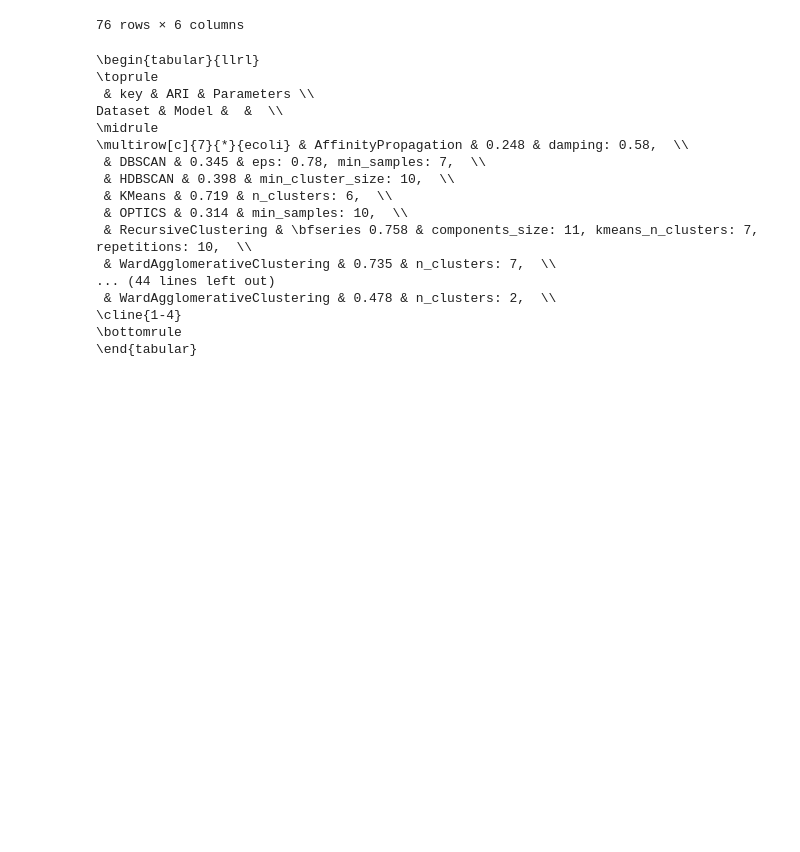
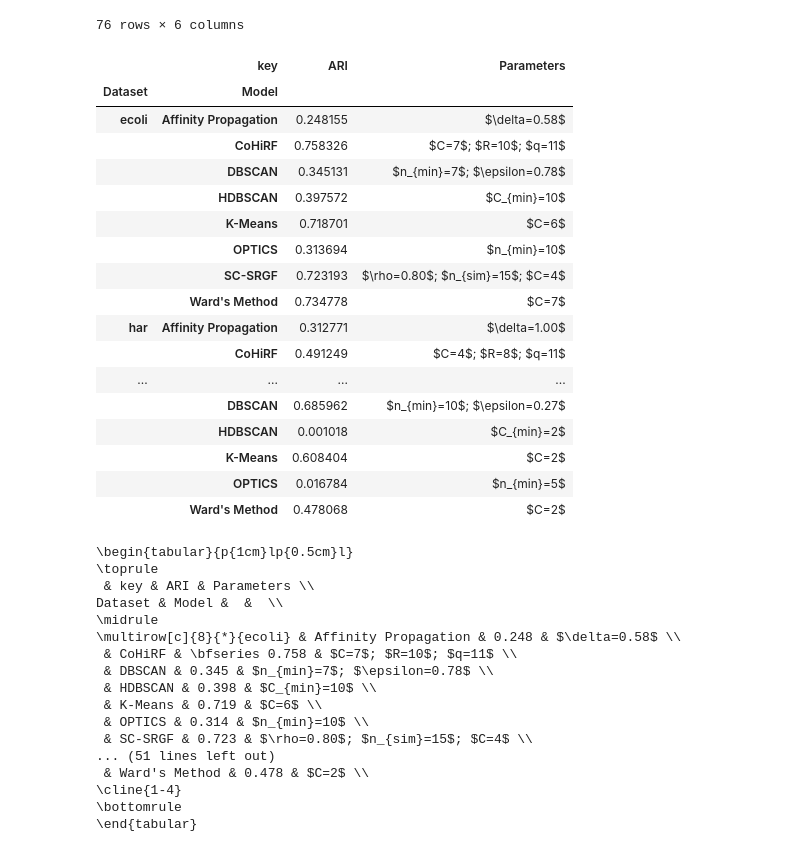
Before and after one commit to BrunoBelucci/cohirf, a Jupyter notebook: results/analyze_runs_openml.ipynb, the cells around one changed output. Cells and saved outputs as stored; diff of their text form; code cells hidden in the pictures; blank space fills up the shorter version.

```diff
--- a/results/analyze_runs_openml.ipynb
+++ b/results/analyze_runs_openml.ipynb
@@ -497,25 +560,67 @@ df = df.loc[df['dataset_id'].isin(datasets_ids)]
 df = df.loc[df['model_nickname'].isin(models_nicknames)]
 df['Parameters'] = df.apply(get_parameters_string, axis=1)
 df = df[['model_nickname', 'dataset_name', 'best_adjusted_rand', 'Parameters']]
+models_names = {
+    'RecursiveClustering': 'CoHiRF',
+    'KMeans': 'K-Means',
+    'HDBSCAN': 'HDBSCAN',
+    'DBSCAN': 'DBSCAN',
+    'AffinityPropagation': 'Affinity Propagation',
+    'OPTICS': 'OPTICS',
+    'SpectralSubspaceRandomization': 'SC-SRGF',
+    'WardAgglomerativeClustering': "Ward's Method",
+}
+parameters = {
+    'RecursiveClustering': ['components_size', 'repetitions', 'kmeans_n_clusters'],
+    'KMeans': ['n_clusters'],
+    'HDBSCAN': ['min_cluster_size'],
+    'DBSCAN': ['eps', 'min_samples'],
+    'AffinityPropagation': ['damping'],
+    'OPTICS': ['min_samples'],
+    'SpectralSubspaceRandomization': ['n_similarities', 'sampling_ratio', 'sc_n_clusters'],
+    'WardAgglomerativeClustering': ['n_clusters'],
+}
+df = df.replace({'model_nickname': models_names})
 df = df.rename(columns={'best_adjusted_rand': 'ARI', 'model_nickname': 'Model', 'dataset_name': 'Dataset'})
 df = df.groupby(['Dataset', 'Model']).agg({'ARI': 'mean', 'Parameters': 'first'})
+# %%
+df
+# %% [output]
+|  | key | ARI | Parameters |
+| Dataset | Model |  |  |
+| ecoli | Affinity Propagation | 0.248155 | $\delta=0.58$ |
+|  | CoHiRF | 0.758326 | $C=7$; $R=10$; $q=11$ |
+|  | DBSCAN | 0.345131 | $n_{min}=7$; $\epsilon=0.78$ |
+|  | HDBSCAN | 0.397572 | $C_{min}=10$ |
+|  | K-Means | 0.718701 | $C=6$ |
+|  | OPTICS | 0.313694 | $n_{min}=10$ |
+|  | SC-SRGF | 0.723193 | $\rho=0.80$; $n_{sim}=15$; $C=4$ |
+|  | Ward's Method | 0.734778 | $C=7$ |
+| har | Affinity Propagation | 0.312771 | $\delta=1.00$ |
+|  | CoHiRF | 0.491249 | $C=4$; $R=8$; $q=11$ |
+| ... | ... | ... | ... |
+|  | DBSCAN | 0.685962 | $n_{min}=10$; $\epsilon=0.27$ |
+|  | HDBSCAN | 0.001018 | $C_{min}=2$ |
+|  | K-Means | 0.608404 | $C=2$ |
+|  | OPTICS | 0.016784 | $n_{min}=5$ |
+|  | Ward's Method | 0.478068 | $C=2$ |
 # %%
-print(df.style.apply(highlight_max, subset='ARI', axis=None).format(precision=3, na_rep='No Run').to_latex(hrules=True, clines='skip-last;data', convert_css=True))
+print(df.style.apply(highlight_max, subset='ARI', axis=None).format(precision=3, na_rep='No Run').to_latex(hrules=True, clines='skip-last;data', convert_css=True, column_format='p{1cm}lp{0.5cm}l'))
 # %% [output]
-\begin{tabular}{llrl}
+\begin{tabular}{p{1cm}lp{0.5cm}l}
 \toprule
  & key & ARI & Parameters \\
 Dataset & Model &  &  \\
 \midrule
-\multirow[c]{7}{*}{ecoli} & AffinityPropagation & 0.248 & damping: 0.58,  \\
- & DBSCAN & 0.345 & eps: 0.78, min_samples: 7,  \\
- & HDBSCAN & 0.398 & min_cluster_size: 10,  \\
- & KMeans & 0.719 & n_clusters: 6,  \\
- & OPTICS & 0.314 & min_samples: 10,  \\
- & RecursiveClustering & \bfseries 0.758 & components_size: 11, kmeans_n_clusters: 7, repetitions: 10,  \\
- & WardAgglomerativeClustering & 0.735 & n_clusters: 7,  \\
-... (44 lines left out)
- & WardAgglomerativeClustering & 0.478 & n_clusters: 2,  \\
+\multirow[c]{8}{*}{ecoli} & Affinity Propagation & 0.248 & $\delta=0.58$ \\
+ & CoHiRF & \bfseries 0.758 & $C=7$; $R=10$; $q=11$ \\
+ & DBSCAN & 0.345 & $n_{min}=7$; $\epsilon=0.78$ \\
+ & HDBSCAN & 0.398 & $C_{min}=10$ \\
+ & K-Means & 0.719 & $C=6$ \\
+ & OPTICS & 0.314 & $n_{min}=10$ \\
+ & SC-SRGF & 0.723 & $\rho=0.80$; $n_{sim}=15$; $C=4$ \\
+... (51 lines left out)
+ & Ward's Method & 0.478 & $C=2$ \\
 \cline{1-4}
 \bottomrule
 \end{tabular}
```
Also changed, not shown: parts of 12 cells of this notebook, 3 other files.
